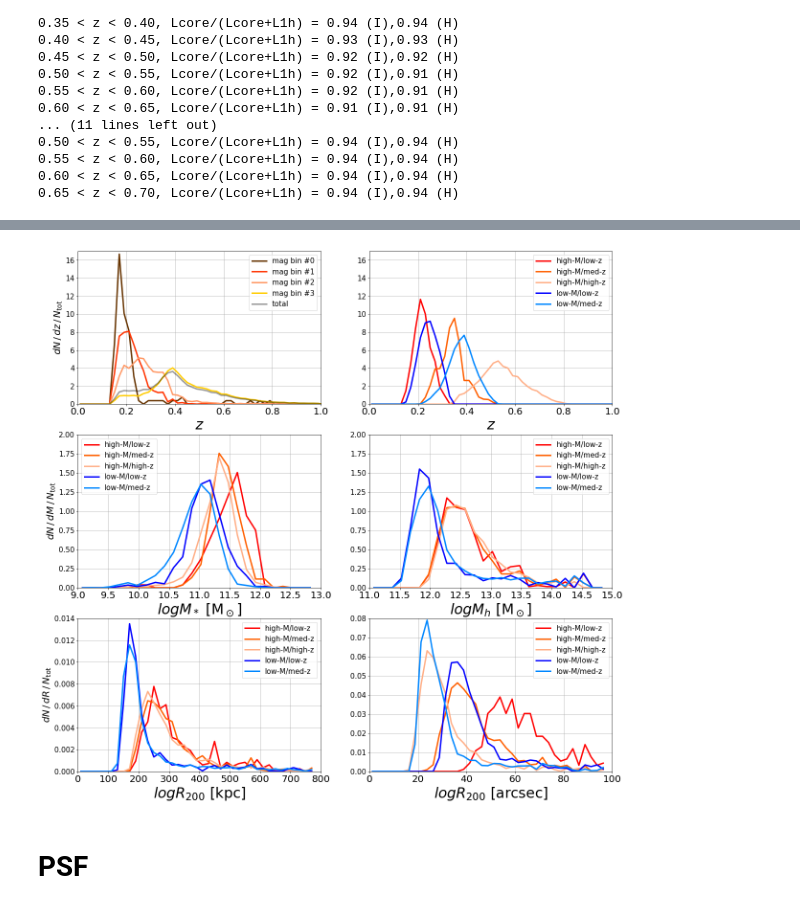
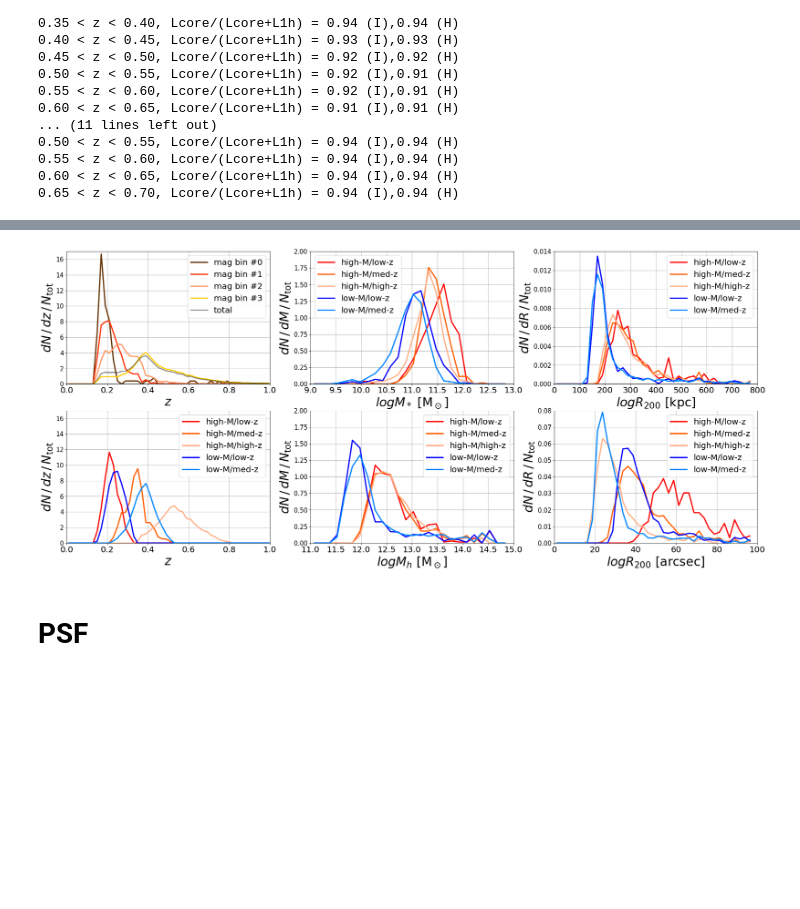
Before and after one commit to yuntingcheng/python_ciber, a Jupyter notebook: stack_modelfit/paperfigs.ipynb, the cells around one changed output, grey strips where cells are left out. Cells and saved outputs as stored; diff of their text form; code cells hidden in the pictures; blank space fills up the shorter version.

```diff
--- a/stack_modelfit/paperfigs.ipynb
+++ b/stack_modelfit/paperfigs.ipynb
@@ -150,13 +150,12 @@ for inst in [1,2]:
     ax[0][inst-1].grid()
     ax[0][0].set_ylabel('I [nW m$^2$ sr$^{-1}$]', fontsize=15)
     ax[0][0].set_title('1.1 $\mu$m, %s, '%fieldnamedict[ifield] \
-                       #+ r'%d < $m_{\rm 1.1}$ < %d'%(m_min, m_max), fontsize=15)
                        + 'mag bin #2', fontsize=15)
     ax[0][1].set_title('1.6 $\mu$m, %s, '%fieldnamedict[ifield] \
                        + 'mag bin #2', fontsize=15)
     ax[0][1].legend(fontsize=12)
-    ax[0][inst-1].axvline(66, c='C8', lw=3, alpha=0.7,ls='--')
-    ax[0][inst-1].axvline(7, c='C4',lw=3, alpha=0.7,ls='--')
+    ax[0][inst-1].axvline(66, c='saddlebrown', lw=3, alpha=0.7,ls='--')
+    ax[0][inst-1].axvline(7, c='darkmagenta',lw=3, alpha=0.7,ls='--')
 
     plot_err_log(stackdat['rbins'],
                  stackdat['ex']['profcb'],
@@ -168,8 +167,8 @@ for inst in [1,2]:
     ax[1][0].set_ylabel('I [nW m$^2$ sr$^{-1}$]', fontsize=15)
     ax[1][inst-1].grid()
     ax[1][1].legend(fontsize=12)
-    ax[1][inst-1].axvline(66, c='C8', lw=3, alpha=0.7,ls='--')
-    ax[1][inst-1].axvline(7, c='C4',lw=3, alpha=0.7,ls='--')
+    ax[1][inst-1].axvline(66, c='saddlebrown', lw=3, alpha=0.7,ls='--')
+    ax[1][inst-1].axvline(7, c='darkmagenta',lw=3, alpha=0.7,ls='--')
 
     profd_arr, profd_err = 0, 0
     for ifield in [4,5,6,7,8]:
@@ -192,8 +191,8 @@ for inst in [1,2]:
     ax[2][0].set_ylabel('I [nW m$^2$ sr$^{-1}$]', fontsize=15)
     ax[2][inst-1].set_xlabel('r [arcsec]', fontsize=15)
     ax[2][1].legend(fontsize=12)
-    ax[2][inst-1].axvline(66, c='C8', lw=3, alpha=0.7,ls='--')
-    ax[2][inst-1].axvline(7, c='C4',lw=3, alpha=0.7,ls='--')
+    ax[2][inst-1].axvline(66, c='saddlebrown', lw=3, alpha=0.7,ls='--')
+    ax[2][inst-1].axvline(7, c='darkmagenta',lw=3, alpha=0.7,ls='--')
 
 plt.savefig('plots/paperfig/stack_profile.pdf', dpi = 150, bbox_inches='tight')
 # %% [output]
@@ -356,10 +355,11 @@ for i,(zmin, zmax) in enumerate(zip(zbinedges[:-1],zbinedges[1:])):
 0.60 < z < 0.65, Lcore/(Lcore+L1h) = 0.94 (I),0.94 (H)
 0.65 < z < 0.70, Lcore/(Lcore+L1h) = 0.94 (I),0.94 (H)
 # %%
+'''
 from stack_ancillary import *
 from micecat import *
 from reduction import *
-data_maps = {1: image_reduction(1), 2: image_reduction(2)}
+# data_maps = {1: image_reduction(1), 2: image_reduction(2)}
 
 df = get_micecat_df(0, add_Rvir=True)
 DM = 5 * np.log10((cosmo.luminosity_distance(df['z_cgal']) / (10 * u.pc)).decompose()).value
@@ -454,8 +454,8 @@ Rvkpcbinedges = np.arange(0,800,20)
 Rvkpcbins = (Rvkpcbinedges[1:] + Rvkpcbinedges[:-1]) / 2
 Rvarcsecbinedges = np.arange(0,100,2.5)
 Rvarcsecbins = (Rvarcsecbinedges[1:] + Rvarcsecbinedges[:-1]) / 2
-
-fig, ax = plt.subplots(3, 2, figsize = (20, 20))
+'''
+fig, ax = plt.subplots(2, 3, figsize = (30, 13))
 for im,(m_min,m_max,c) in enumerate(zip(magbindict['m_min'],magbindict['m_max'],
                                        ['#663300','#ff3300','#ff9966','#ffcc00'])):
     print('mag bin %d, Nsrc = %d'%(im, len(data['mag'][im]['z'])))
@@ -509,68 +509,72 @@ for i,(im,M_min,M_max,c,name) in enumerate(zip([1,2,3,2,3],[-23,-23,-23,-22,-22]
     print('=========================')
 
     h = np.histogram(data['Mag'][i]['z'], bins=zbinedges)[0]
-    ax[0][1].plot(zbins, h/np.sum(h)/dz, lw=3,  c=c, label=name)
+    ax[1][0].plot(zbins, h/np.sum(h)/dz, lw=3,  c=c, label=name)
 
     h = np.histogram(data['Mag'][i]['logMstr'], bins=logMstrbinedges)[0]
-    ax[1][0].plot(logMstrbins, h/np.sum(h)/np.diff(logMstrbins)[0], lw=3,  c=c, label=name)
+    ax[0][1].plot(logMstrbins, h/np.sum(h)/np.diff(logMstrbins)[0], lw=3,  c=c, label=name)
     h = np.histogram(data['Mag'][i]['logMh'], bins=logMhbinedges)[0]
     ax[1][1].plot(logMhbins, h/np.sum(h)/np.diff(logMhbins)[0], lw=3,  c=c, label=name)
 
     h = np.histogram(data['Mag'][i]['Rv_kpc'], bins=Rvkpcbinedges)[0]
-    ax[2][0].plot(Rvkpcbins, h/np.sum(h)/np.diff(Rvkpcbins)[0], lw=3,  c=c, label=name)
+    ax[0][2].plot(Rvkpcbins, h/np.sum(h)/np.diff(Rvkpcbins)[0], lw=3,  c=c, label=name)
     h = np.histogram(data['Mag'][i]['Rv_arcsec'], bins=Rvarcsecbinedges)[0]
-    ax[2][1].plot(Rvarcsecbins, h/np.sum(h)/np.diff(Rvarcsecbins)[0], lw=3,  c=c, label=name)
+    ax[1][2].plot(Rvarcsecbins, h/np.sum(h)/np.diff(Rvarcsecbins)[0], lw=3,  c=c, label=name)
 
 ax[0][0].set_xlabel('$z$', fontsize=30)
-ax[0][0].set_ylabel(r'$dN\,/\,dz\,/\,N_{\rm tot}$', fontsize=20)
+ax[0][0].set_ylabel(r'$dN\,/\,dz\,/\,N_{\rm tot}$', fontsize=30)
 ax[0][0].tick_params(axis='x', labelsize=20)
 ax[0][0].tick_params(axis='y', labelsize=15)
-ax[0][0].legend(fontsize=15)
+ax[0][0].legend(fontsize=20)
 ax[0][0].set_ylim([0,17])
 ax[0][0].set_xlim([0,1])
 ax[0][0].grid()
 
-ax[0][1].set_xlabel('$z$', fontsize=30)
+ax[1][0].set_xlabel('$z$', fontsize=30)
+ax[1][0].set_ylabel(r'$dN\,/\,dz\,/\,N_{\rm tot}$', fontsize=30)
+ax[1][0].tick_params(axis='x', labelsize=20)
+ax[1][0].tick_params(axis='y', labelsize=15)
+ax[1][0].legend(fontsize=20)
+ax[1][0].set_ylim([0,17])
+ax[1][0].set_xlim([0,1])
+ax[1][0].grid()
+
+ax[0][1].set_xlabel('$logM_*$ [M$_\odot$]', fontsize=30)
+ax[0][1].set_ylabel(r'$dN\,/\,dM\,/\,N_{\rm tot}$', fontsize=30)
 ax[0][1].tick_params(axis='x', labelsize=20)
 ax[0][1].tick_params(axis='y', labelsize=15)
-ax[0][1].legend(fontsize=15)
-ax[0][1].set_ylim([0,17])
-ax[0][1].set_xlim([0,1])
+ax[0][1].legend(fontsize=20)
+ax[0][1].set_ylim([0,2])
+ax[0][1].set_xlim([9,13])
 ax[0][1].grid()
 
-ax[1][0].set_xlabel('$logM_*$ [M$_\odot$]', fontsize=30)
-ax[1][0].set_ylabel(r'$dN\,/\,dM\,/\,N_{\rm tot}$', fontsize=20)
-ax[1][0].tick_params(axis='x', labelsize=20)
-ax[1][0].tick_params(axis='y', labelsize=15)
-ax[1][0].legend(fontsize=15)
-ax[1][0].set_ylim([0,2])
-ax[1][0].set_xlim([9,13])
-ax[1][0].grid()
-
 ax[1][1].set_xlabel('$logM_h$ [M$_\odot$]', fontsize=30)
+ax[1][1].set_ylabel(r'$dN\,/\,dM\,/\,N_{\rm tot}$', fontsize=30)
 ax[1][1].tick_params(axis='x', labelsize=20)
 ax[1][1].tick_params(axis='y', labelsize=15)
-ax[1][1].legend(fontsize=15)
+ax[1][1].legend(fontsize=20)
 ax[1][1].set_ylim([0,2])
 ax[1][1].set_xlim([11,15])
 ax[1][1].grid()
 
-ax[2][0].set_xlabel('$logR_{200}$ [kpc]', fontsize=30)
-ax[2][0].set_ylabel(r'$dN\,/\,dR\,/\,N_{\rm tot}$', fontsize=20)
-ax[2][0].tick_params(axis='x', labelsize=20)
-ax[2][0].tick_params(axis='y', labelsize=15)
-ax[2][0].legend(fontsize=15)
-ax[2][0].set_ylim([0,0.014])
-ax[2][0].set_xlim([0,800])
-ax[2][0].grid()
+ax[0][2].set_xlabel('$logR_{200}$ [kpc]', fontsize=30)
+ax[0][2].set_ylabel(r'$dN\,/\,dR\,/\,N_{\rm tot}$', fontsize=30)
+ax[0][2].tick_params(axis='x', labelsize=20)
+ax[0][2].tick_params(axis='y', labelsize=15)
+ax[0][2].legend(fontsize=20)
+ax[0][2].set_ylim([0,0.014])
+ax[0][2].set_xlim([0,800])
+ax[0][2].grid()
 
-ax[2][1].set_xlabel('$logR_{200}$ [arcsec]', fontsize=30)
-ax[2][1].tick_params(axis='x', labelsize=20)
-ax[2][1].tick_params(axis='y', labelsize=15)
-ax[2][1].legend(fontsize=15)
-ax[2][1].set_ylim([0,0.08])
-ax[2][1].set_xlim([0,100])
-ax[2][1].grid()
+ax[1][2].set_xlabel('$logR_{200}$ [arcsec]', fontsize=30)
+ax[1][2].set_ylabel(r'$dN\,/\,dR\,/\,N_{\rm tot}$', fontsize=30)
+ax[1][2].tick_params(axis='x', labelsize=20)
+ax[1][2].tick_params(axis='y', labelsize=15)
+ax[1][2].legend(fontsize=20)
+ax[1][2].set_ylim([0,0.08])
+ax[1][2].set_xlim([0,100])
+ax[1][2].grid()
 
+clear_output()
 plt.savefig('plots/paperfig/bins_hist.pdf', dpi = 100, bbox_inches='tight')
 # %% [output]
@@ -594,4 +581,4 @@ Mag bin 4, Rv(arcsec) = 27.3 + 22.078 - 54.5
-[figure, old version]
+[figure, new version]
 # %% [markdown]
 # PSF
 # %%
```
Also changed, not shown: parts of 5 cells of this notebook.
